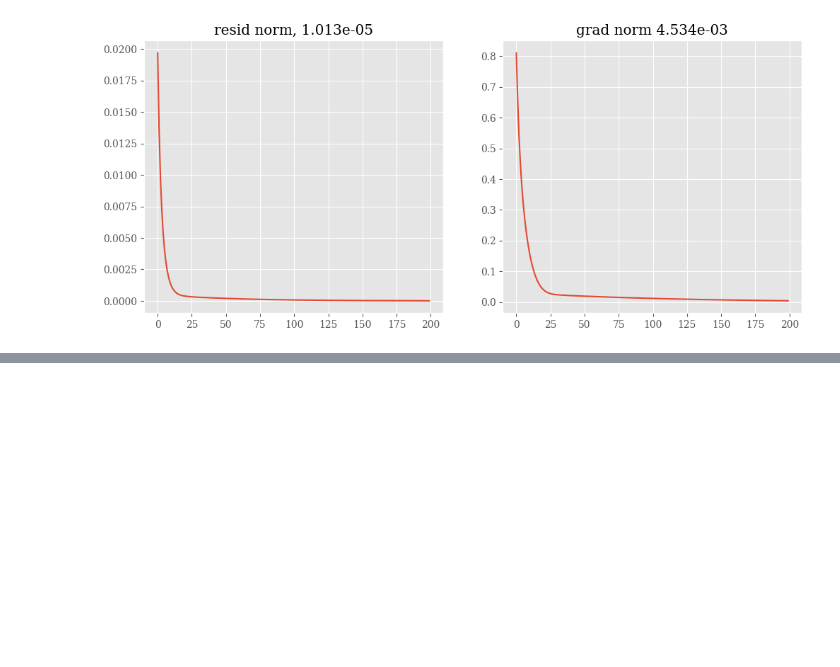
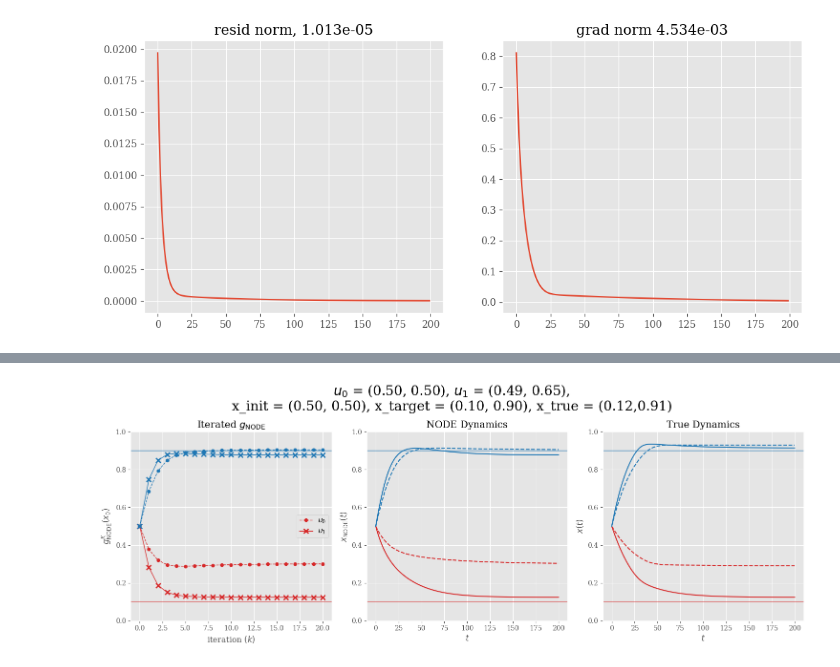
Before and after one commit to MalachiteWind/stable_node_control, a Jupyter notebook: results/mixing_tanks_batch_sweep/control_policy.ipynb, the cells around one changed output, grey strips where cells are left out. Cells and saved outputs as stored; diff of their text form; code cells hidden in the pictures; blank space fills up the shorter version.

```diff
--- a/results/mixing_tanks_batch_sweep/control_policy.ipynb
+++ b/results/mixing_tanks_batch_sweep/control_policy.ipynb
@@ -395,0 +482,80 @@ plt.show()
+# %%
+fig, (ax1,ax2,ax3) = plt.subplots(1,3,figsize=(15,5))
+
+# Iteration
+# Initial
+ax1.plot(np.arange(len(u0_iteration)),u0_iteration[:,0],linestyle='--', lw=1,
+    marker='.', markersize=7, markeredgewidth=2,label=r'$u_0$',c='tab:red')
+ax1.plot(np.arange(len(u0_iteration)),u0_iteration[:,1],linestyle='--', lw=1,
+    marker='.', markersize=7, markeredgewidth=2,c='tab:blue')
+
+# Optimized
+ax1.plot(np.arange(len(u1_iteration)),u1_iteration[:,0],linestyle='-', lw=1,
+    marker='x', markersize=7, markeredgewidth=2,label=r"$u_1$", c='tab:red')
+ax1.plot(np.arange(len(u1_iteration)),u1_iteration[:,1],linestyle='-', lw=1,
+    marker='x', markersize=7, markeredgewidth=2,c='tab:blue')
+
+ax1.axhline(x1[0], c='tab:red',alpha=0.5)
+ax1.axhline(x1[1],c='tab:blue',alpha=0.5)
+ax1.set_ylim(0,1)
+
+ax1.set_title(r"Iterated $g_{\text{NODE}}$")
+ax1.set_xlabel(r"iteration $(k)$")
+ax1.set_ylabel(r"$g^K_{\text{NODE}}(x_0)$")
+ax1.legend()
+
+# NODE dynamics
+t = tor_sol_u0.ts.squeeze().numpy()
+X = tor_sol_u0.ys.squeeze().detach().numpy()
+ax2.plot(t, X[:,0],linestyle='--',c='tab:red')
+ax2.plot(t, X[:,1],linestyle='--',c='tab:blue')
+
+
+t = tor_sol_u1.ts.squeeze().numpy()
+X = tor_sol_u1.ys.squeeze().detach().numpy()
+ax2.plot(t, X[:,0],linestyle='-',c='tab:red')
+ax2.plot(t, X[:,1],linestyle='-',c='tab:blue')
+
+
+ax2.axhline(x1[0], c='tab:red',alpha=0.5)
+ax2.axhline(x1[1],c='tab:blue',alpha=0.5)
+ax2.set_ylim(0,1)
+ax2.set_xlabel(r"$t$")
+ax2.set_ylabel(r"$x_{\text{NODE}}(t)$")
+ax2.set_title("NODE Dynamics")
+
+# true dynamics
+ax3.plot(sol_u0.t, sol_u0.y[0,:],c="tab:red", label="tank 1",linestyle='--')
+ax3.plot(sol_u0.t, sol_u0.y[1,:],c="tab:blue", label="tank 2",linestyle='--')
+
+ax3.plot(sol_u1.t, sol_u1.y[0,:],c="tab:red", label="tank 1")
+ax3.plot(sol_u1.t, sol_u1.y[1,:],c="tab:blue", label="tank 2")
+
+ax3.axhline(x1[0], c='tab:red',alpha=0.5)
+ax3.axhline(x1[1],c='tab:blue',alpha=0.5)
+ax3.set_xlabel(r"$t$")
+ax3.set_ylabel(r"$x(t)$")
+
+ax3.set_title("True Dynamics")
+ax3.set_ylim(0,1)
+
+p0,v0 = u0.detach().numpy()
+p1, v1 = u_control.detach().numpy()
+
+x_init = x0.detach().numpy()
+x_target = x1.detach().numpy()
+x_true = sol_u1.y[:,-1]
+
+plt.tight_layout()
+plt.suptitle(
+    rf"$u_0$ = ({p0:.2f}, {v0:.2f}), "
+    rf"$u_1$ = ({p1:.2f}, {v1:.2f}), " + "\n"
+    rf"x_init = ({x_init[0]:.2f}, {x_init[1]:.2f}), "
+    rf"x_target = ({x_target[0]:.2f}, {x_target[1]:.2f}), "
+    rf"x_true = ({x_true[0]:.2f},{x_true[1]:.2f})",
+    y=1.12,
+    size=20,
+)
+plt.show()
+# %% [output]
+[figure, added]
```
Also changed, not shown: parts of 17 cells of this notebook.
